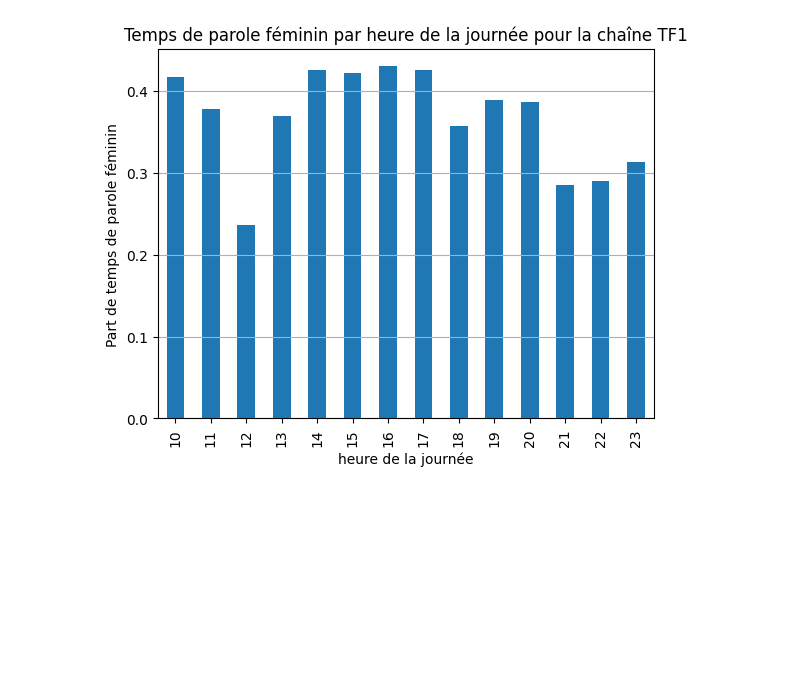
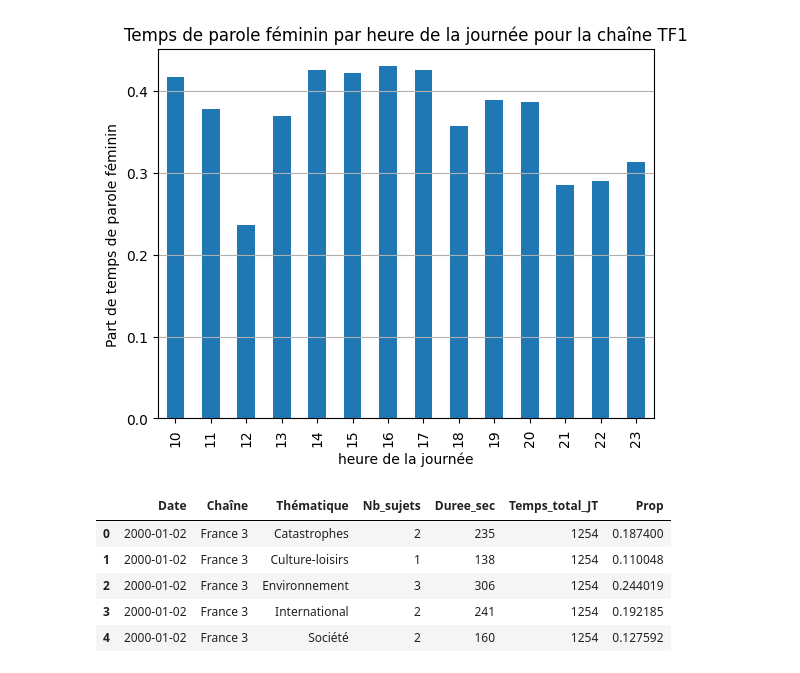
Before and after one commit to Gstrems/Projet_python_2A, a Jupyter notebook: stat_explo_parite.ipynb, the cells around one changed output. Drawn from its saved outputs; the diff is of its cells as text; code cells hidden in the pictures; blank space fills up the shorter version.

```diff
--- a/stat_explo_parite.ipynb
+++ b/stat_explo_parite.ipynb
@@ -162,3 +162,15 @@ diagramme_temps_parole_var(variable='hour', code_chaine='FR2', label='heure de l
 diagramme_temps_parole_var(variable='hour', code_chaine='TF1', label='heure de la journée')
 # %% [output]
 [figure]
+# %%
+# import de sujets_jt
+
+sujets_jt = load_data.donnees_chargement.load_sujet_tele()
+sujets_jt.head()
+# %% [output]
+|  | Date | Chaîne | Thématique | Nb_sujets | Duree_sec | Temps_total_JT | Prop |
+| 0 | 2000-01-02 | France 3 | Catastrophes | 2 | 235 | 1254 | 0.187400 |
+| 1 | 2000-01-02 | France 3 | Culture-loisirs | 1 | 138 | 1254 | 0.110048 |
+| 2 | 2000-01-02 | France 3 | Environnement | 3 | 306 | 1254 | 0.244019 |
+| 3 | 2000-01-02 | France 3 | International | 2 | 241 | 1254 | 0.192185 |
+| 4 | 2000-01-02 | France 3 | Société | 2 | 160 | 1254 | 0.127592 |
```
Also changed, not shown: parts of 7 cells of this notebook.
